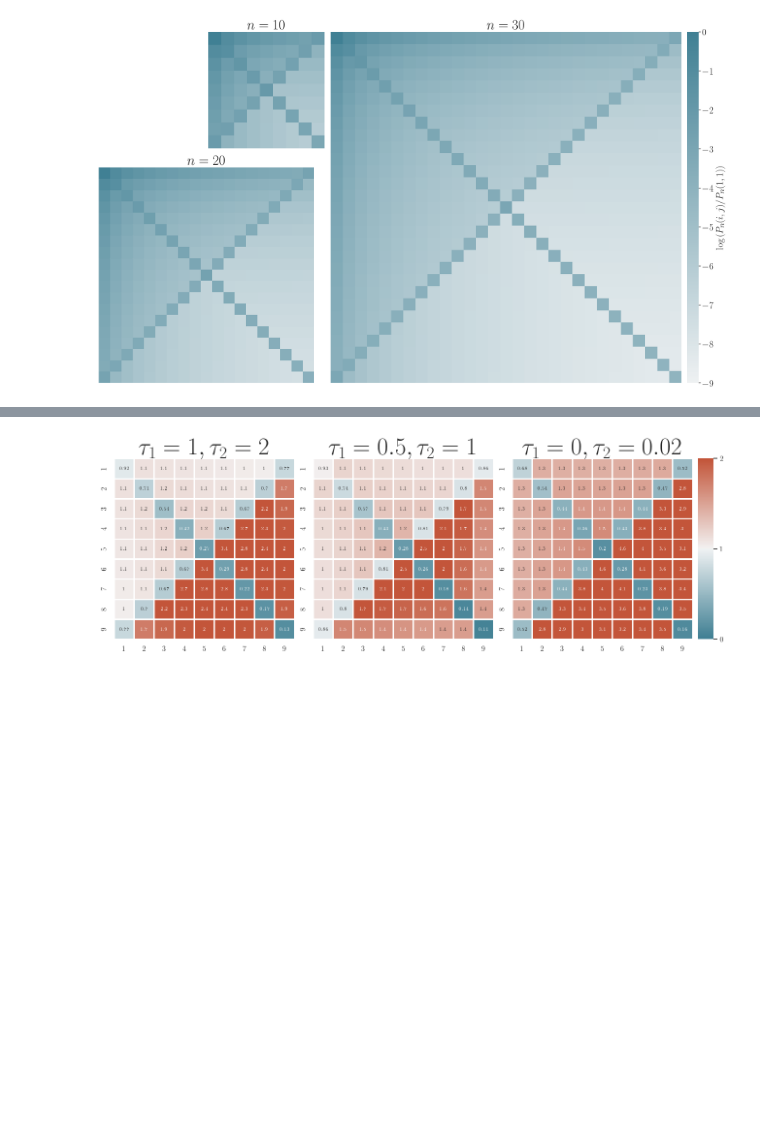
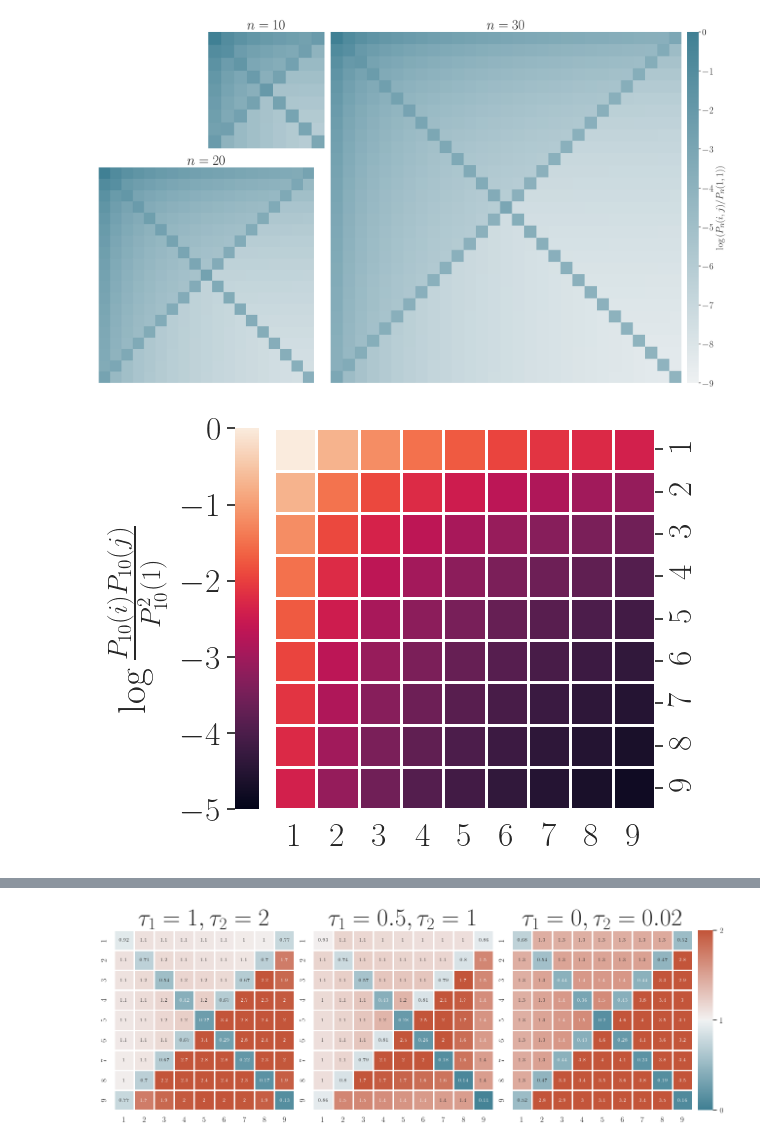
Before and after one commit to FaridKaveh/jfsNumerics, a Jupyter notebook: ParseProbabilities_n6.ipynb, the cells around one changed output, grey strips where cells are left out. Drawn from its saved outputs; the diff is of its cells as text; code cells hidden in the pictures; blank space fills up the shorter version.

```diff
--- a/ParseProbabilities_n6.ipynb
+++ b/ParseProbabilities_n6.ipynb
@@ -1290,6 +1290,41 @@ ax0.tick_params(labelsize=25)
 plt.show()
 # %% [output]
 [figure]
+# %%
+fig, (cbar_ax, ax1) = plt.subplots(
+    1, 2,
+    sharey=False,
+    sharex=False,
+    figsize=(6, 4.5),
+    gridspec_kw={'width_ratios': [0.75, 12], 'wspace': 0.05},
+    layout="compressed"
+)
+
+frequencies = [i for i in range(1, 10)]
+sbn.heatmap(
+    np.log(jfs10_indep / jfs10_indep[0, 0]),
+    ax=ax1,
+    linewidths=1,
+    vmin=-5,
+    vmax=0,
+    square=True,
+    cbar=True,
+    cbar_ax=cbar_ax,
+    cmap='rocket',
+    annot=False,
+)
+
+ax1.yaxis.tick_right()
+cbar_ax.yaxis.set_label_position("left")
+cbar_ax.yaxis.tick_left()
+cbar_ax.set_ylabel(r"$\log \frac{P_{10}(i)P_{10}(j)}{P_{10}^2(1)}$", rotation=90, labelpad=10, fontsize=28)
+cbar_ax.tick_params(labelsize=24)
+
+ax1.set_xticklabels(frequencies, fontsize=24)
+ax1.set_yticklabels(frequencies, fontsize=24)
+plt.show()
+# %% [output]
+[figure, added]
 # %%
 marginal_dict = {}
 for key in jfsDict.keys():
```
Also changed, not shown: parts of 44 cells of this notebook, 3 other files.
